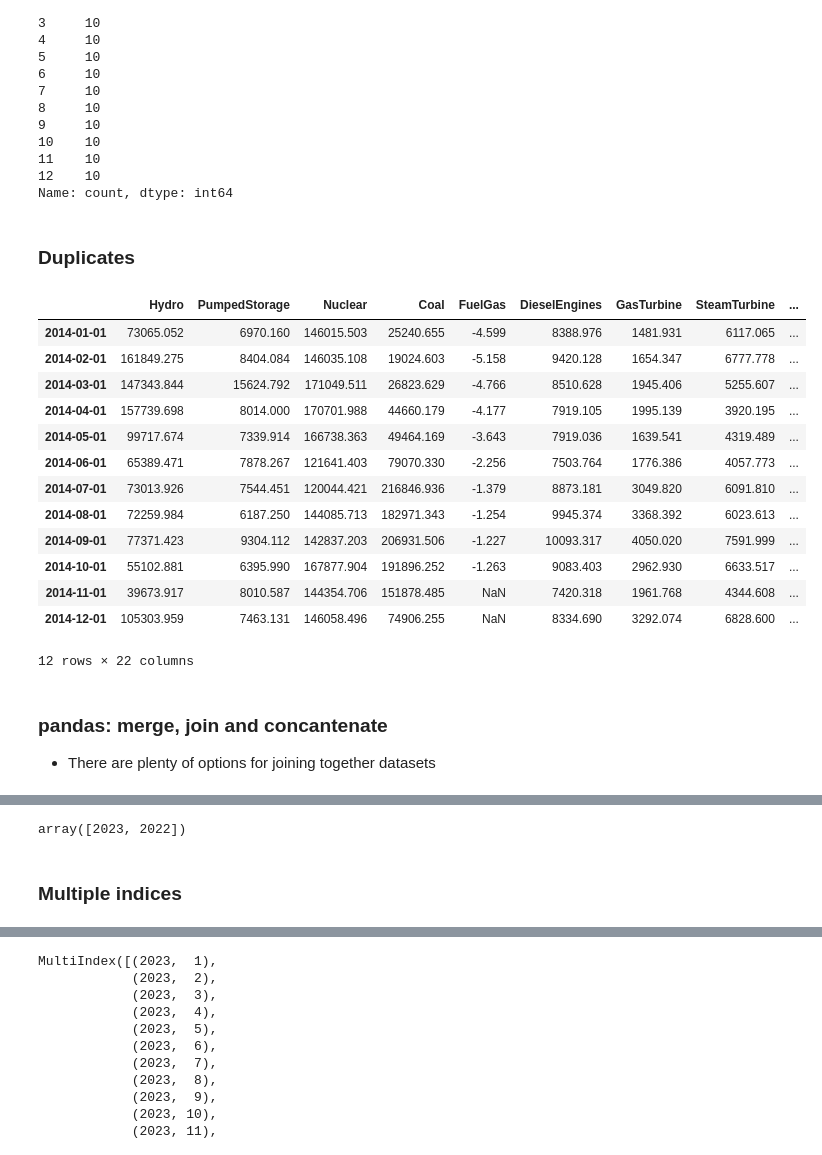
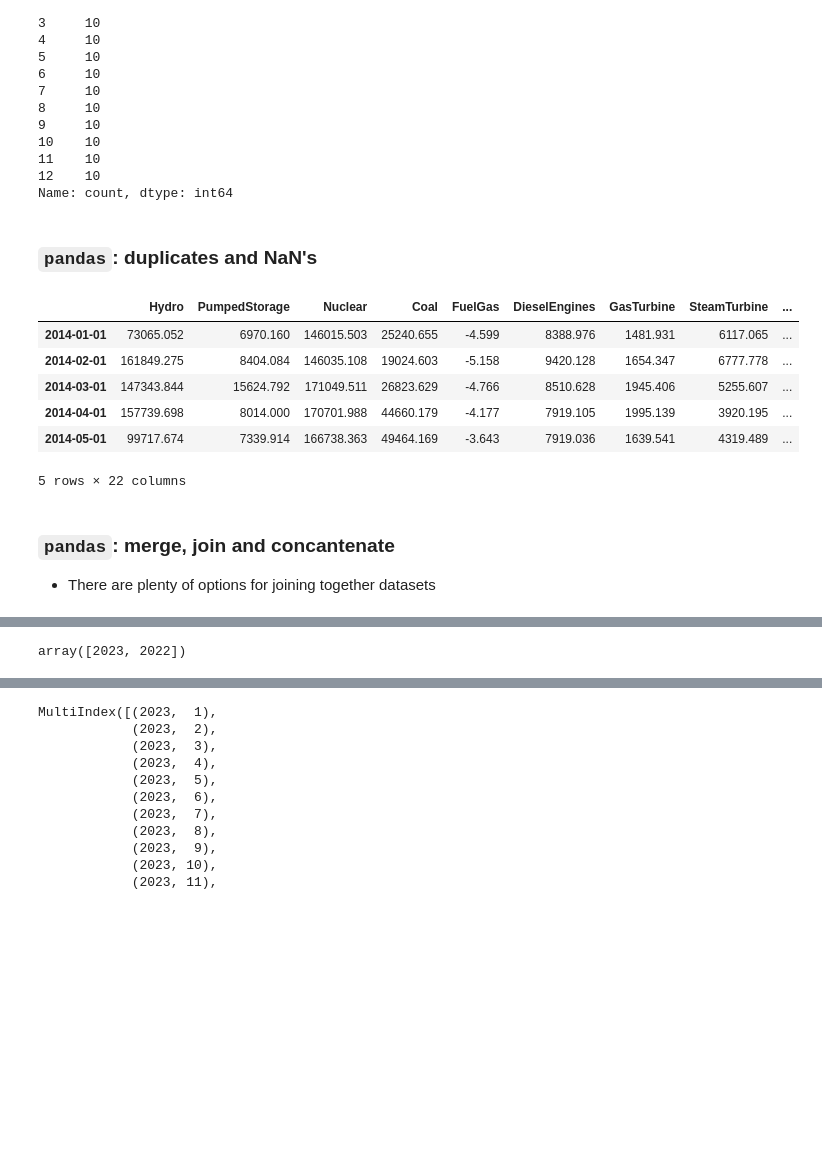
Before and after one commit to MatSmithAstro/phys465_resources, a Jupyter notebook: workshops/week12/week12_pandas_plotting.ipynb, the cells around one changed output, grey strips where cells are left out. Cells and saved outputs as stored; diff of their text form; code cells hidden in the pictures; blank space fills up the shorter version.

```diff
--- a/workshops/week12/week12_pandas_plotting.ipynb
+++ b/workshops/week12/week12_pandas_plotting.ipynb
@@ -228,29 +231,22 @@ month
 11    10
 12    10
 Name: count, dtype: int64
-# %% [markdown]
-### Duplicates
+# %% [markdown]
+### `pandas`: duplicates and NaN's
 # %%
-df_daily.drop_duplicates(subset = ['month'], keep='first')
+df_daily.drop_duplicates(subset = ['month'], keep='first').head(5)
 # %% [output]
 |  | Hydro | PumpedStorage | Nuclear | Coal | FuelGas | DieselEngines | GasTurbine | SteamTurbine | ... |
 | 2014-01-01 | 73065.052 | 6970.160 | 146015.503 | 25240.655 | -4.599 | 8388.976 | 1481.931 | 6117.065 | ... |
 | 2014-02-01 | 161849.275 | 8404.084 | 146035.108 | 19024.603 | -5.158 | 9420.128 | 1654.347 | 6777.778 | ... |
 | 2014-03-01 | 147343.844 | 15624.792 | 171049.511 | 26823.629 | -4.766 | 8510.628 | 1945.406 | 5255.607 | ... |
 | 2014-04-01 | 157739.698 | 8014.000 | 170701.988 | 44660.179 | -4.177 | 7919.105 | 1995.139 | 3920.195 | ... |
 | 2014-05-01 | 99717.674 | 7339.914 | 166738.363 | 49464.169 | -3.643 | 7919.036 | 1639.541 | 4319.489 | ... |
-| 2014-06-01 | 65389.471 | 7878.267 | 121641.403 | 79070.330 | -2.256 | 7503.764 | 1776.386 | 4057.773 | ... |
-| 2014-07-01 | 73013.926 | 7544.451 | 120044.421 | 216846.936 | -1.379 | 8873.181 | 3049.820 | 6091.810 | ... |
-| 2014-08-01 | 72259.984 | 6187.250 | 144085.713 | 182971.343 | -1.254 | 9945.374 | 3368.392 | 6023.613 | ... |
-| 2014-09-01 | 77371.423 | 9304.112 | 142837.203 | 206931.506 | -1.227 | 10093.317 | 4050.020 | 7591.999 | ... |
-| 2014-10-01 | 55102.881 | 6395.990 | 167877.904 | 191896.252 | -1.263 | 9083.403 | 2962.930 | 6633.517 | ... |
-| 2014-11-01 | 39673.917 | 8010.587 | 144354.706 | 151878.485 | NaN | 7420.318 | 1961.768 | 4344.608 | ... |
-| 2014-12-01 | 105303.959 | 7463.131 | 146058.496 | 74906.255 | NaN | 8334.690 | 3292.074 | 6828.600 | ... |
-12 rows × 22 columns
+5 rows × 22 columns
 # %%
 df_daily = df_daily.dropna()
 # %% [markdown]
-### pandas: merge, join and concantenate
+### `pandas`: merge, join and concantenate
  * There are plenty of options for joining together datasets
 # %%
 df_2023 = df_monthly[df_monthly.year==2023].set_index('month')
@@ -267,5 +263,3 @@ df_20222023 = pd.concat([df_2023,df_2022])
 df_20222023.year.unique()
 # %% [output]
 array([2023, 2022])
-# %% [markdown]
-### Multiple indices
```
Also changed, not shown: parts of 32 cells of this notebook.
